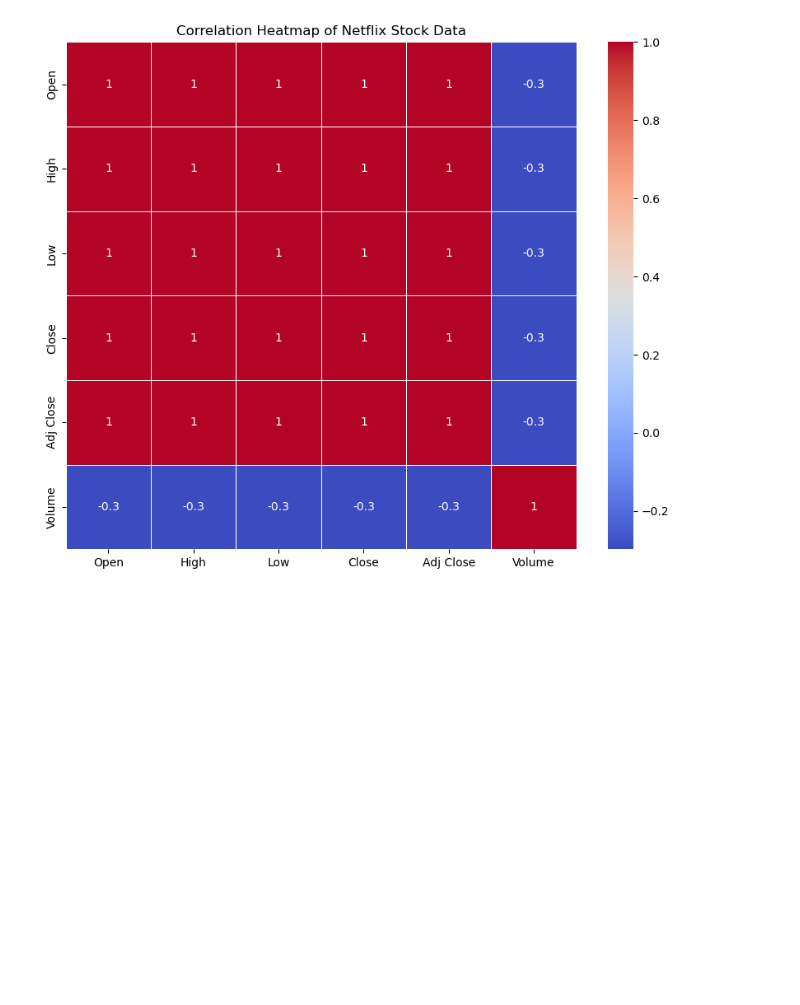
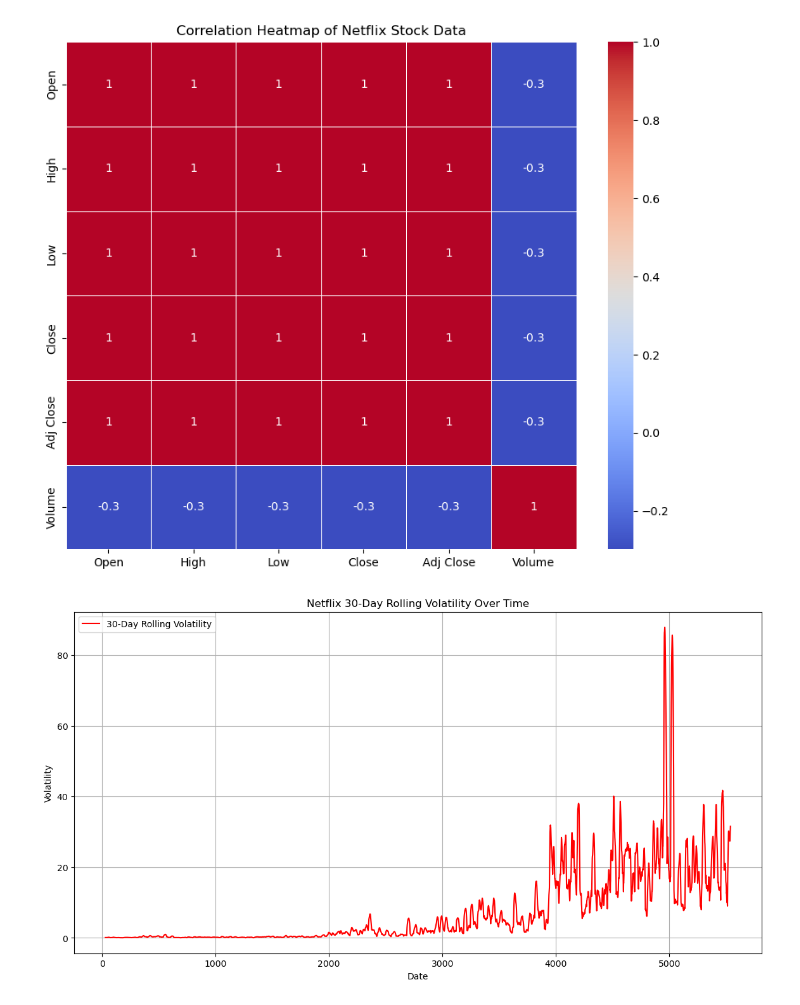
Before and after one commit to Mehedee-Hassan/kaggle-forecasting, a Jupyter notebook: Netflix Stock Prediction/notebooks/EDA.ipynb, the cells around one changed output. Drawn from its saved outputs; the diff is of its cells as text; code cells hidden in the pictures; blank space fills up the shorter version.

```diff
--- a/Netflix Stock Prediction/notebooks/EDA.ipynb
+++ b/Netflix Stock Prediction/notebooks/EDA.ipynb
@@ -202,3 +202,18 @@ plt.title('Correlation Heatmap of Netflix Stock Data')
 plt.show()
 # %% [output]
 [figure]
+# %%
+# Calculate rolling standard deviation (volatility)
+df['Volatility'] = df['Close'].rolling(window=30).std()
+
+# Plot volatility over time
+plt.figure(figsize=(14, 7))
+plt.plot(df['Volatility'], label='30-Day Rolling Volatility', color='red')
+plt.title('Netflix 30-Day Rolling Volatility Over Time')
+plt.xlabel('Date')
+plt.ylabel('Volatility')
+plt.legend()
+plt.grid(True)
+plt.show()
+# %% [output]
+[figure, added]
```
Also changed, not shown: parts of 4 cells of this notebook.
